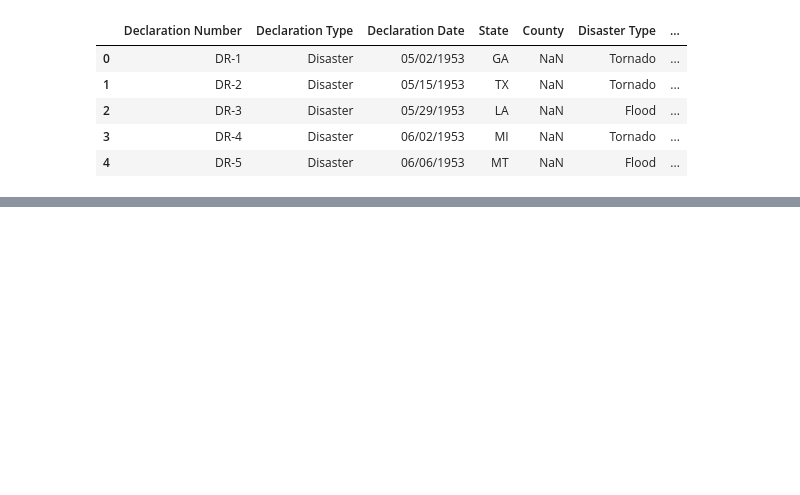
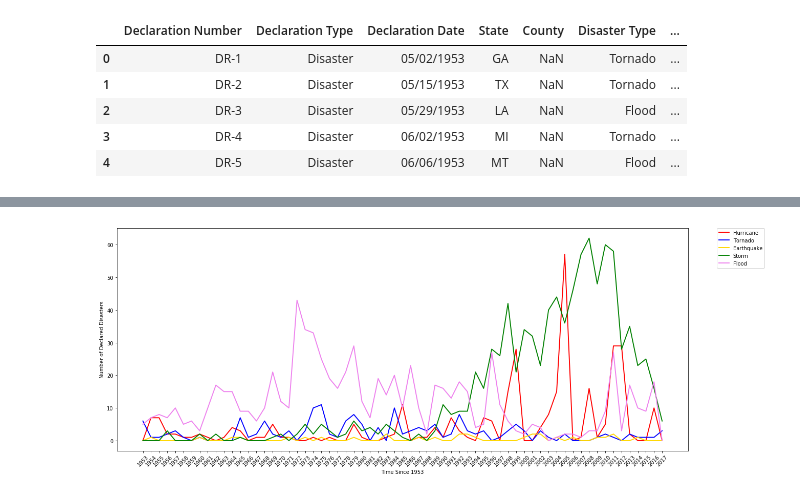
Before and after one commit to HannahSantana/SeaOtters, a Jupyter notebook: disaster_data.ipynb, the cells around one changed output, grey strips where cells are left out. Cells and saved outputs as stored; diff of their text form; code cells hidden in the pictures; blank space fills up the shorter version.

```diff
--- a/disaster_data.ipynb
+++ b/disaster_data.ipynb
@@ -124,0 +127,24 @@ plt.scatter(yearly_changes['year'], yearly_changes['Declaration Number'])
+# %%
+disaster_type = ['Hurricane', 'Tornado', 'Earthquake', 'Storm', 'Flood']
+# %%
+fig = plt.figure()
+ax = fig.add_subplot(111)
+
+ax.plot(disaster_df['year'], disaster_df['Hurricane'], color = 'red', linewidth = 1.9)
+ax.plot(disaster_df['year'], disaster_df['Tornado'], color = 'blue', linewidth = 1.9)
+ax.plot(disaster_df['year'], disaster_df['Earthquake'], color = 'gold', linewidth = 1.9)
+ax.plot(disaster_df['year'], disaster_df['Storm'], color = 'green', linewidth = 1.9)
+ax.plot(disaster_df['year'], disaster_df['Flood'], color = 'violet', linewidth = 1.9)
+
+pylab.rcParams['figure.figsize'] = (20, 8)
+plt.legend((list(disaster_type)), bbox_to_anchor=(1.05, 1), loc=2, borderaxespad=0.)
+
+plt.xlabel("Time Since 1953")
+plt.ylabel("Number of Declared Disasters")
+
+
+plt.xticks(rotation=45)
+
+plt.show()
+# %% [output]
+[figure, added]
```
Also changed, not shown: parts of 12 cells of this notebook, 1 other file.
